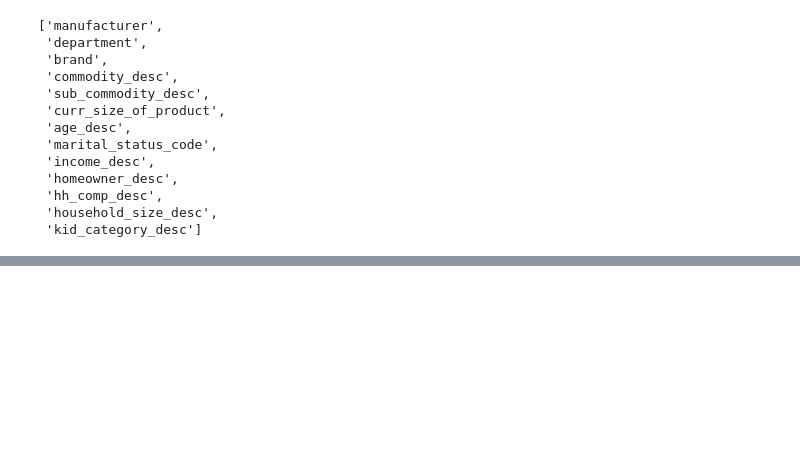
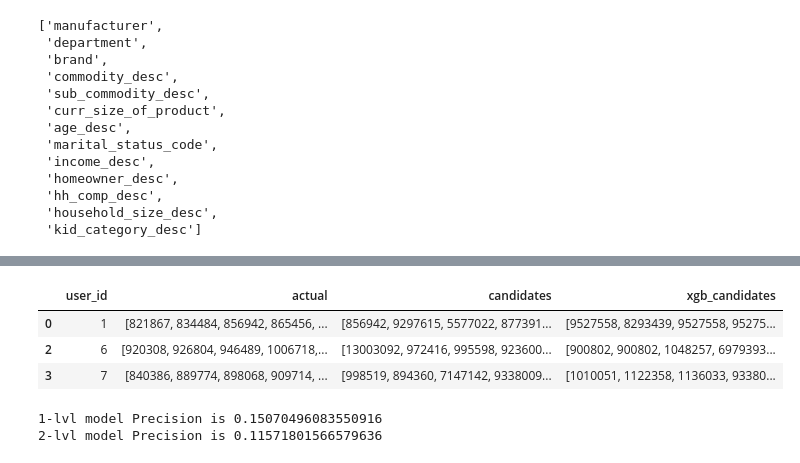
Before and after one commit to mechanic3000/GB_Recommender_systems, a Jupyter notebook: hw_webinar_6.ipynb, the cells around one changed output, grey strips where cells are left out. Cells and saved outputs as stored; diff of their text form; code cells hidden in the pictures; blank space fills up the shorter version.

```diff
--- a/hw_webinar_6.ipynb
+++ b/hw_webinar_6.ipynb
@@ -347,0 +347,4 @@ array([[0.86495936, 0.13504066],
+# %%
+def get_xgb_rec(uid, df):
+    return df.loc[df['user_id']==uid][['item_id', 'own_proba']].\
+                sort_values('own_proba', ascending=False).head(5).item_id.to_list()
@@ -347,0 +359,3 @@ array([[0.86495936, 0.13504066],
+# %%
+train_users_2 = users_lvl_2['user_id'].unique()
+result_lvl_2 = result_lvl_2[result_lvl_2['user_id'].isin(train_users_2)]
@@ -347,0 +371,28 @@ array([[0.86495936, 0.13504066],
+# %%
+result_lvl_2['xgb_candidates'] = result_lvl_2['user_id'].apply(lambda x:
+                                                          get_xgb_rec(x, targets_lvl_2))
+result_lvl_2.head(3)
+# %% [output]
+|  | user_id | actual | candidates | xgb_candidates |
+| 0 | 1 | [821867, 834484, 856942, 865456, ... | [856942, 9297615, 5577022, 877391... | [9527558, 8293439, 9527558, 95275... |
+| 2 | 6 | [920308, 926804, 946489, 1006718,... | [13003092, 972416, 995598, 923600... | [900802, 900802, 1048257, 6979393... |
+| 3 | 7 | [840386, 889774, 898068, 909714, ... | [998519, 894360, 7147142, 9338009... | [1010051, 1122358, 1136033, 93380... |
+# %%
+prec_1lvl_model = result_lvl_2['user_id'].apply(lambda x:
+                                    precision_at_k(result_lvl_2.loc[result_lvl_2['user_id']==x,
+                                                                          'candidates'].squeeze(),
+                                                   result_lvl_2.loc[result_lvl_2['user_id']==x,
+                                                                          'actual'].squeeze(),
+                                                   k=5)).mean()
+
+prec_2lvl_model = result_lvl_2['user_id'].apply(lambda x:
+                                    precision_at_k(result_lvl_2.loc[result_lvl_2['user_id']==x,
+                                                                          'xgb_candidates'].squeeze(),
+                                                   result_lvl_2.loc[result_lvl_2['user_id']==x,
+                                                                          'actual'].squeeze(),
+                                                   k=5)).mean()
+
+print(f'1-lvl model Precision is {prec_1lvl_model}\n2-lvl model Precision is {prec_2lvl_model}')
+# %% [output]
+1-lvl model Precision is 0.15070496083550916
+2-lvl model Precision is 0.11571801566579636
```
Also changed, not shown: parts of 19 cells of this notebook.
